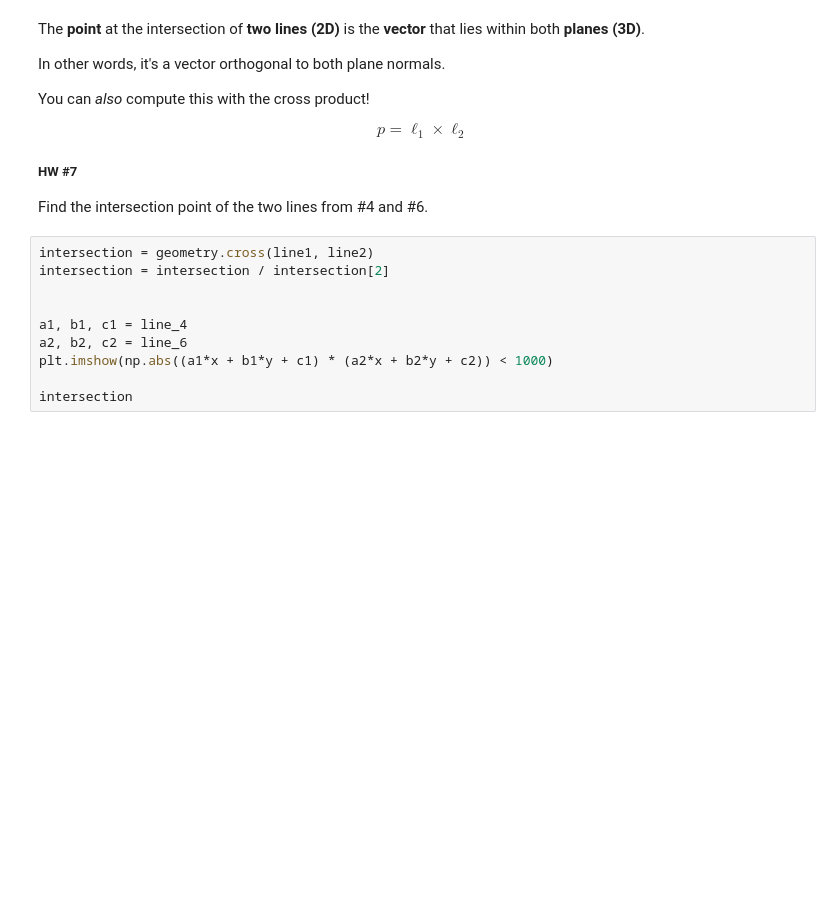
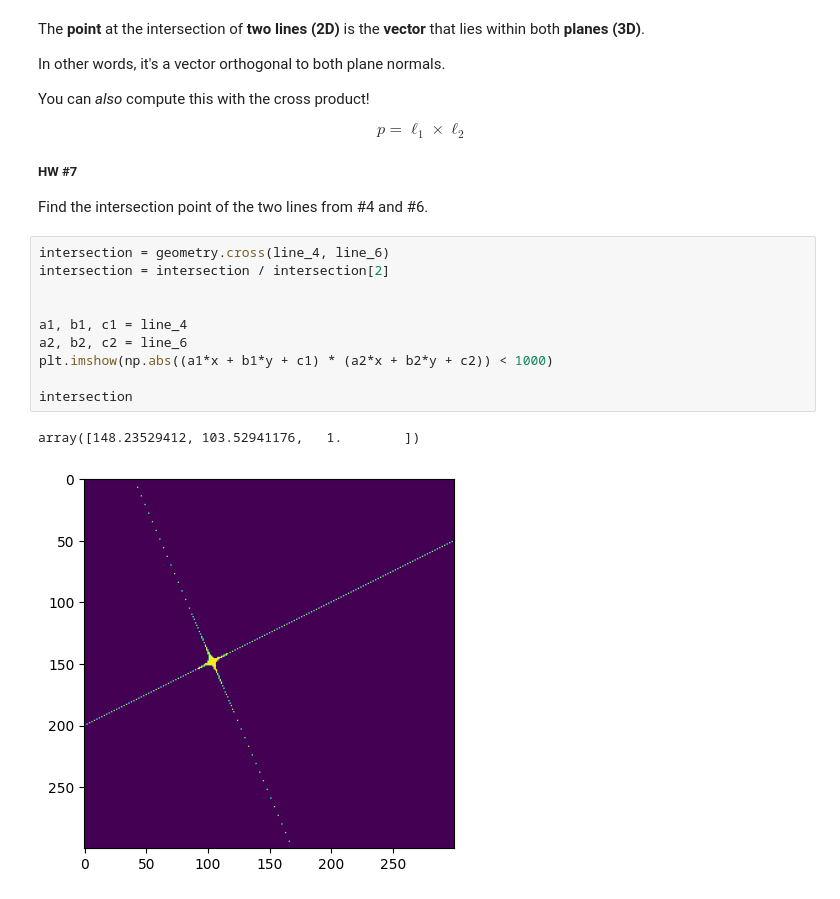
Before and after one commit to csci476-24w/476-lectures, a Jupyter notebook: notebooks/L13_476.ipynb, the cells around one changed output. Saved outputs shown, nothing was run; the diff lists cells and outputs as text; blank space fills up the shorter version.

```diff
--- a/notebooks/L13_476.ipynb
+++ b/notebooks/L13_476.ipynb
@@ -188,12 +197,15 @@ $$p = \ell_1 \times \ell_2$$
 
 Find the intersection point of the two lines from #4 and #6.
 # %%
-intersection = geometry.cross(line1, line2)
+intersection = geometry.cross(line_4, line_6)
 intersection = intersection / intersection[2]
 
 
 a1, b1, c1 = line_4
 a2, b2, c2 = line_6
 plt.imshow(np.abs((a1*x + b1*y + c1) * (a2*x + b2*y + c2)) < 1000)
 
 intersection
+# %% [output]
+array([148.23529412, 103.52941176,   1.        ])
+[figure, added]
```
Also changed, not shown: parts of 4 cells of this notebook, 7 other files.
